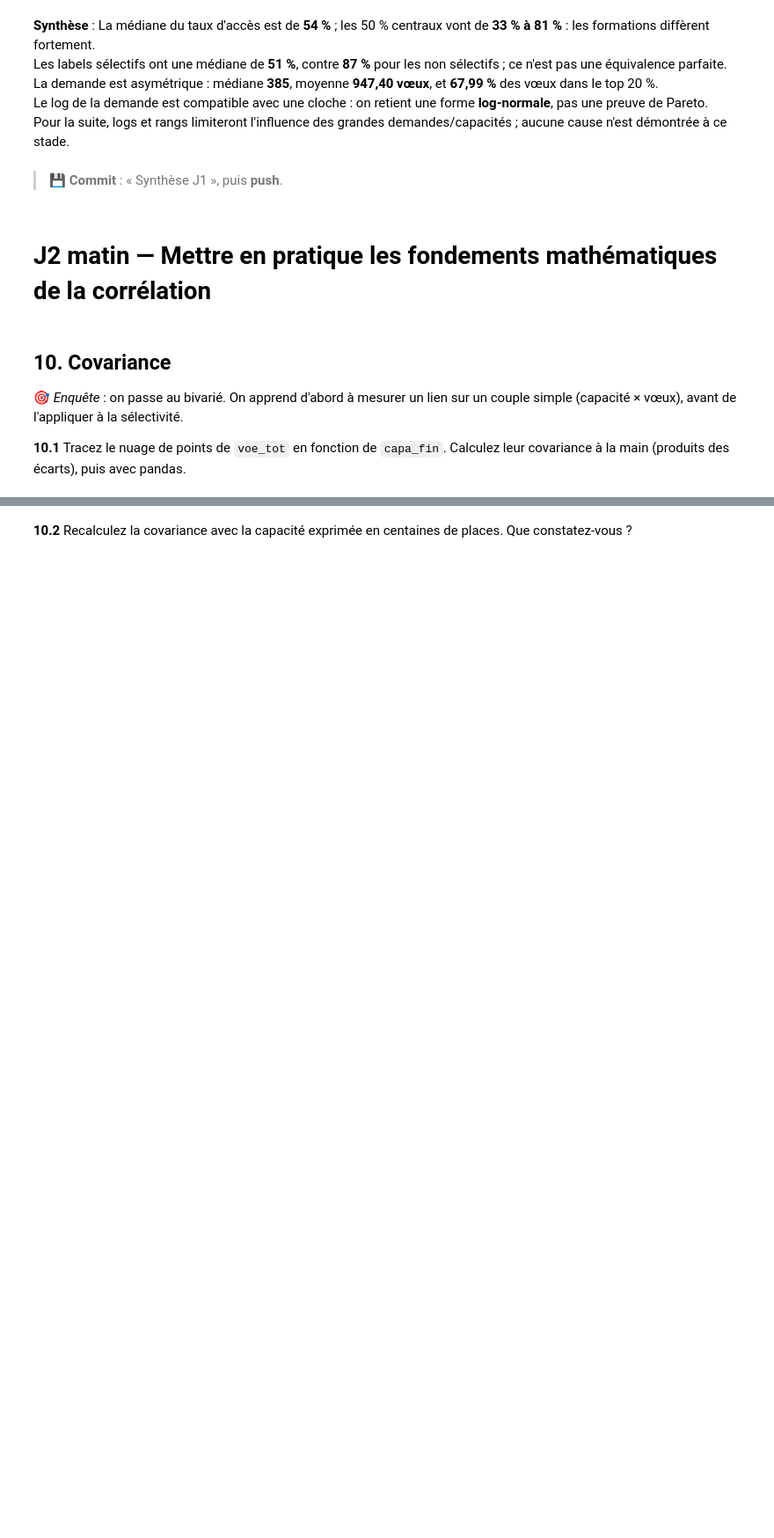
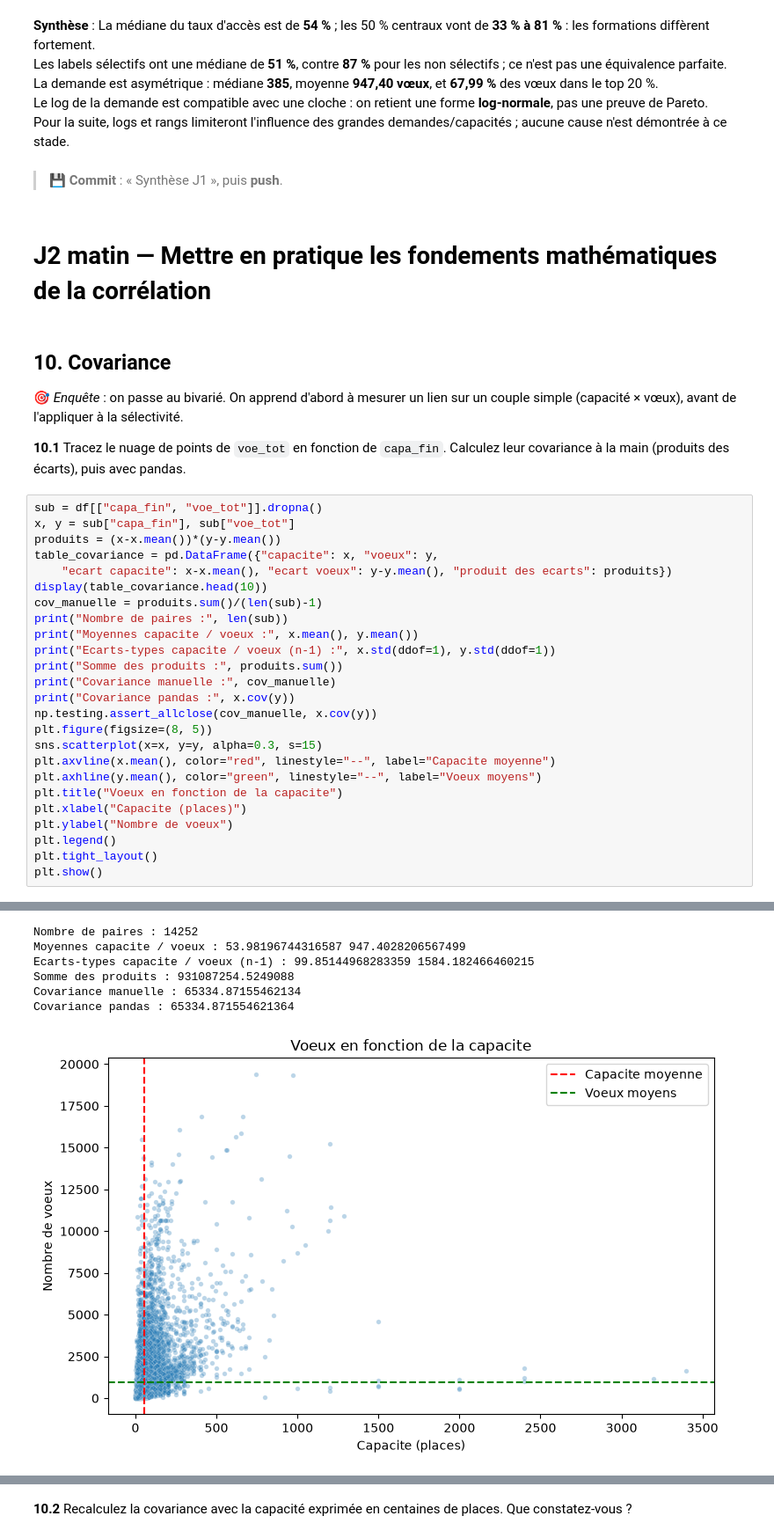
Before and after one commit to Anaisblk/Analyse-Parcoursup, a Jupyter notebook: TP_Parcoursup (1).ipynb, the cells around one changed output, grey strips where cells are left out. Shown at 88% size. Saved outputs shown, nothing was run; the diff lists cells and outputs as text; blank space fills up the shorter version.

Commit message:
Covariance

```diff
--- a/TP_Parcoursup (1).ipynb
+++ b/TP_Parcoursup (1).ipynb
@@ -702,3 +702,29 @@ Pour la suite, logs et rangs limiteront l'influence des grandes demandes/capacit
 🎯 *Enquête* : on passe au bivarié. On apprend d'abord à mesurer un lien sur un couple simple (capacité × vœux), avant de l'appliquer à la sélectivité.
 
 **10.1** Tracez le nuage de points de `voe_tot` en fonction de `capa_fin`. Calculez leur covariance à la main (produits des écarts), puis avec pandas.
+# %%
+sub = df[["capa_fin", "voe_tot"]].dropna()
+x, y = sub["capa_fin"], sub["voe_tot"]
+produits = (x-x.mean())*(y-y.mean())
+table_covariance = pd.DataFrame({"capacite": x, "voeux": y,
+    "ecart capacite": x-x.mean(), "ecart voeux": y-y.mean(), "produit des ecarts": produits})
+display(table_covariance.head(10))
+cov_manuelle = produits.sum()/(len(sub)-1)
+print("Nombre de paires :", len(sub))
+print("Moyennes capacite / voeux :", x.mean(), y.mean())
+print("Ecarts-types capacite / voeux (n-1) :", x.std(ddof=1), y.std(ddof=1))
+print("Somme des produits :", produits.sum())
+print("Covariance manuelle :", cov_manuelle)
+print("Covariance pandas :", x.cov(y))
+np.testing.assert_allclose(cov_manuelle, x.cov(y))
+plt.figure(figsize=(8, 5))
+sns.scatterplot(x=x, y=y, alpha=0.3, s=15)
+plt.axvline(x.mean(), color="red", linestyle="--", label="Capacite moyenne")
+plt.axhline(y.mean(), color="green", linestyle="--", label="Voeux moyens")
+plt.title("Voeux en fonction de la capacite")
+plt.xlabel("Capacite (places)")
+plt.ylabel("Nombre de voeux")
+plt.legend()
+plt.tight_layout()
+plt.show()
+# %% [output]
@@ -705 +742,8 @@ Pour la suite, logs et rangs limiteront l'influence des grandes demandes/capacit
+Nombre de paires : 14252
+Moyennes capacite / voeux : 53.98196744316587 947.4028206567499
+Ecarts-types capacite / voeux (n-1) : 99.85144968283359 1584.182466460215
+Somme des produits : 931087254.5249088
+Covariance manuelle : 65334.87155462134
+Covariance pandas : 65334.871554621364
+[figure, added]
 # %% [markdown]
```
Also changed, not shown: parts of 4 cells of this notebook.
